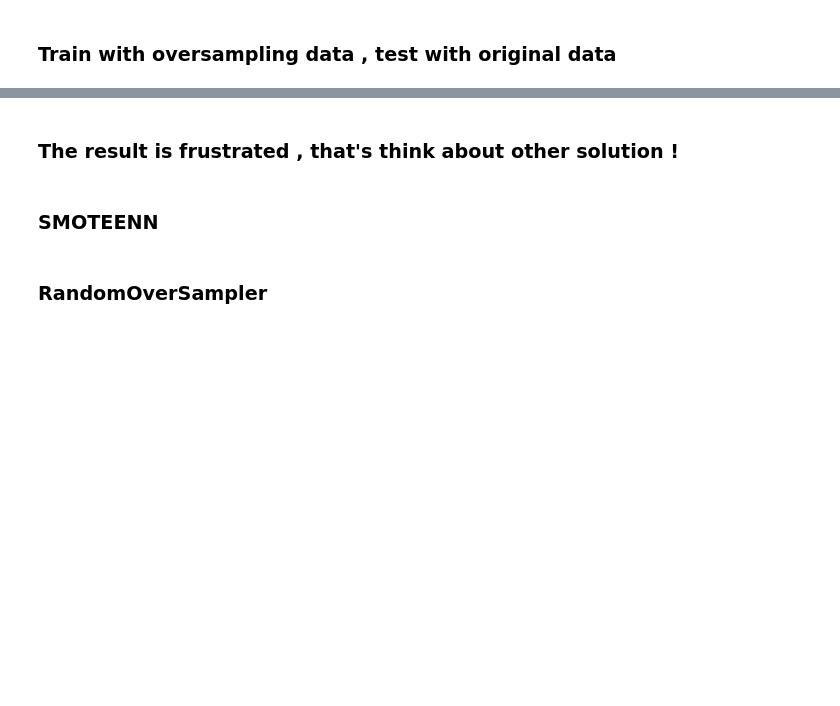
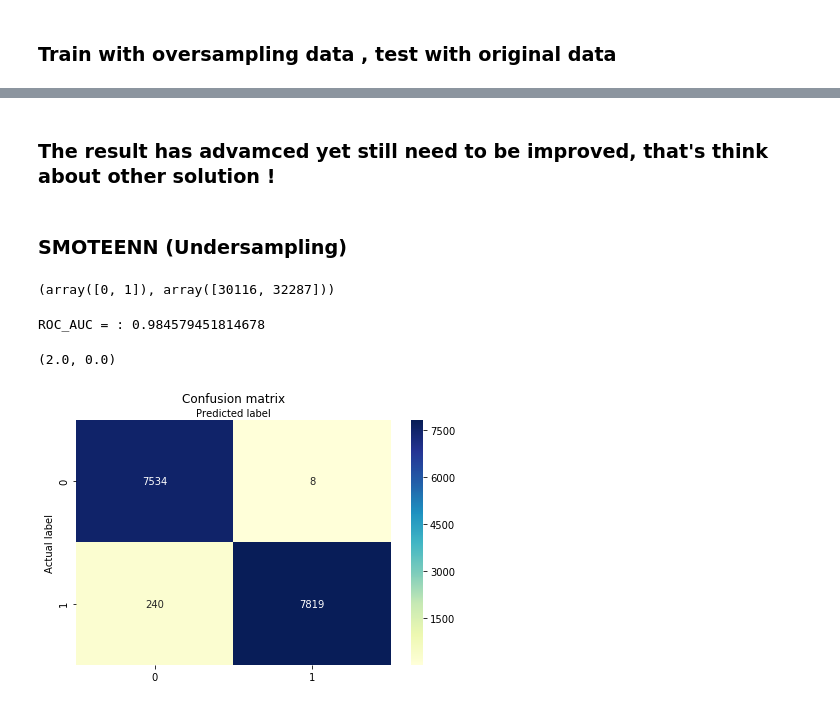
Before and after one commit to HandSam0822/Cathay_BigData-Competition, a Jupyter notebook: Python file/Feature Engineering.ipynb, the cells around one changed output, grey strips where cells are left out. Saved outputs shown, nothing was run; the diff lists cells and outputs as text; code cells hidden in the pictures; blank space fills up the shorter version.

```diff
--- a/Python file/Feature Engineering.ipynb
+++ b/Python file/Feature Engineering.ipynb
@@ -290,6 +292,6 @@ ROC_AUC = : 0.5585858444653851
 # %% [markdown]
-### The result is frustrated , that's think about other solution !
+### The result has advamced yet still need to be improved, that's think about other solution !
 # %% [markdown]
-### SMOTEENN
+### SMOTEENN (Undersampling)
 # %%
 from imblearn.combine import SMOTEENN
@@ -305,2 +297,0 @@ X_resampled = pd.DataFrame(X_resampled)
-# %% [markdown]
-### RandomOverSampler
@@ -316,0 +298,46 @@ np.unique(y_ros, return_counts=True)
+# %%
+smote_enn = SMOTEENN(random_state=0)
+X_resample, y_resample = smote_enn.fit_resample(train.drop(columns = ['Y1']), train['Y1'])
+X_resample = pd.concat([X_resample,y_resample],axis = 1)
+# %%
+# there are 30116 of 0 and 32287 of 1
+np.unique(y_resampled, return_counts=True)
+# %% [output]
+(array([0, 1]), array([30116, 32287]))
+# %%
+from sklearn.model_selection import train_test_split
+X = X_resample.drop(columns = ['Y1','CUS_ID'])
+y = y_resample
+X_train, X_test, y_train, y_test = train_test_split(X , y,test_size=0.25, random_state=33)
+xgbc = XGBClassifier()
+xgbc.fit(X_train, y_train)
+
+from sklearn.metrics import roc_auc_score
+y_pred = xgbc.predict(X_test)
+ROC_AUC = roc_auc_score(y_test,y_pred)
+print('ROC_AUC = :', ROC_AUC)
+# %% [output]
+ROC_AUC = : 0.984579451814678
+# %%
+cnf_matrix = metrics.confusion_matrix(y_test, y_pred)
+cnf_matrix
+
+class_names=[0,1] # name  of classes
+
+fig, ax = plt.subplots()
+tick_marks = np.arange(len(class_names))
+plt.xticks(tick_marks, class_names)
+plt.yticks(tick_marks, class_names)
+
+# create confusion matrix
+sns.heatmap(pd.DataFrame(cnf_matrix), annot=True, cmap="YlGnBu" ,fmt='g')
+ax.xaxis.set_label_position("top")
+plt.tight_layout()
+plt.title('Confusion matrix', y=1.1)
+plt.ylabel('Actual label')
+plt.xlabel('Predicted label')
+bottom, top = ax.get_ylim()
+ax.set_ylim(bottom + 0.5, top - 0.5) #this line of code is for tidylayout
+# %% [output]
+(2.0, 0.0)
+[figure, added]
```
Also changed, not shown: parts of 29 cells of this notebook, 11 other files.
